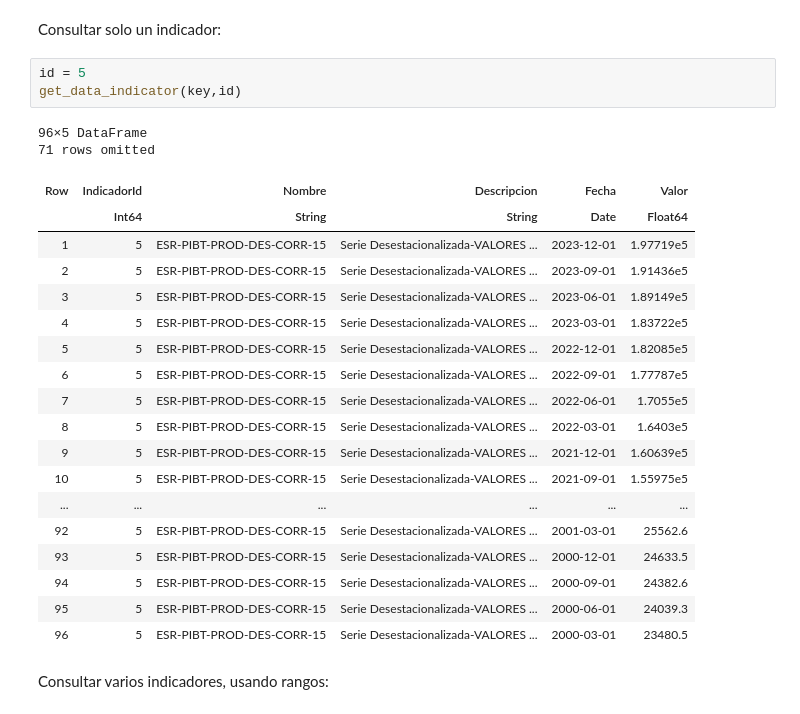
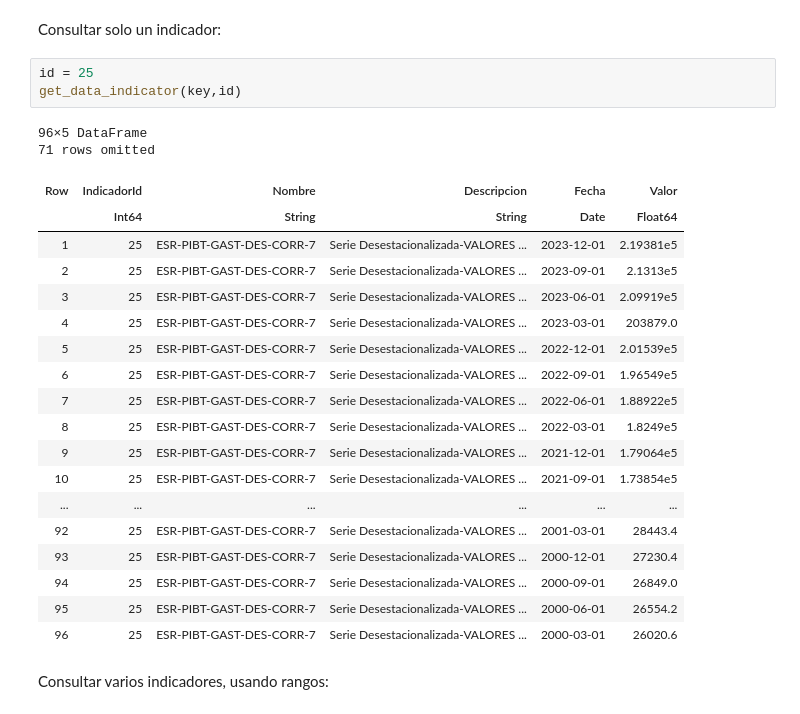
Before and after one commit to investigacioneconomicabch/BCH_Webpge, a Jupyter notebook: BCH_API_Julia.ipynb, the cells around one changed output. Cells and saved outputs as stored; diff of their text form.

```diff
--- a/BCH_API_Julia.ipynb
+++ b/BCH_API_Julia.ipynb
@@ -198,29 +198,29 @@ get_data_indicators (generic function with 1 method)
 # %% [markdown]
 Consultar solo un indicador:
 # %%
-id = 5
+id = 25
 get_data_indicator(key,id)
 # %% [output]
 96×5 DataFrame
 71 rows omitted
 | Row | IndicadorId | Nombre | Descripcion | Fecha | Valor |
 |  | Int64 | String | String | Date | Float64 |
-| 1 | 5 | ESR-PIBT-PROD-DES-CORR-15 | Serie Desestacionalizada-VALORES ... | 2023-12-01 | 1.97719e5 |
-| 2 | 5 | ESR-PIBT-PROD-DES-CORR-15 | Serie Desestacionalizada-VALORES ... | 2023-09-01 | 1.91436e5 |
-| 3 | 5 | ESR-PIBT-PROD-DES-CORR-15 | Serie Desestacionalizada-VALORES ... | 2023-06-01 | 1.89149e5 |
-| 4 | 5 | ESR-PIBT-PROD-DES-CORR-15 | Serie Desestacionalizada-VALORES ... | 2023-03-01 | 1.83722e5 |
-| 5 | 5 | ESR-PIBT-PROD-DES-CORR-15 | Serie Desestacionalizada-VALORES ... | 2022-12-01 | 1.82085e5 |
-| 6 | 5 | ESR-PIBT-PROD-DES-CORR-15 | Serie Desestacionalizada-VALORES ... | 2022-09-01 | 1.77787e5 |
-| 7 | 5 | ESR-PIBT-PROD-DES-CORR-15 | Serie Desestacionalizada-VALORES ... | 2022-06-01 | 1.7055e5 |
-| 8 | 5 | ESR-PIBT-PROD-DES-CORR-15 | Serie Desestacionalizada-VALORES ... | 2022-03-01 | 1.6403e5 |
-| 9 | 5 | ESR-PIBT-PROD-DES-CORR-15 | Serie Desestacionalizada-VALORES ... | 2021-12-01 | 1.60639e5 |
-| 10 | 5 | ESR-PIBT-PROD-DES-CORR-15 | Serie Desestacionalizada-VALORES ... | 2021-09-01 | 1.55975e5 |
+| 1 | 25 | ESR-PIBT-GAST-DES-CORR-7 | Serie Desestacionalizada-VALORES ... | 2023-12-01 | 2.19381e5 |
+| 2 | 25 | ESR-PIBT-GAST-DES-CORR-7 | Serie Desestacionalizada-VALORES ... | 2023-09-01 | 2.1313e5 |
+| 3 | 25 | ESR-PIBT-GAST-DES-CORR-7 | Serie Desestacionalizada-VALORES ... | 2023-06-01 | 2.09919e5 |
+| 4 | 25 | ESR-PIBT-GAST-DES-CORR-7 | Serie Desestacionalizada-VALORES ... | 2023-03-01 | 203879.0 |
+| 5 | 25 | ESR-PIBT-GAST-DES-CORR-7 | Serie Desestacionalizada-VALORES ... | 2022-12-01 | 2.01539e5 |
+| 6 | 25 | ESR-PIBT-GAST-DES-CORR-7 | Serie Desestacionalizada-VALORES ... | 2022-09-01 | 1.96549e5 |
+| 7 | 25 | ESR-PIBT-GAST-DES-CORR-7 | Serie Desestacionalizada-VALORES ... | 2022-06-01 | 1.88922e5 |
+| 8 | 25 | ESR-PIBT-GAST-DES-CORR-7 | Serie Desestacionalizada-VALORES ... | 2022-03-01 | 1.8249e5 |
+| 9 | 25 | ESR-PIBT-GAST-DES-CORR-7 | Serie Desestacionalizada-VALORES ... | 2021-12-01 | 1.79064e5 |
+| 10 | 25 | ESR-PIBT-GAST-DES-CORR-7 | Serie Desestacionalizada-VALORES ... | 2021-09-01 | 1.73854e5 |
 | ... | ... | ... | ... | ... | ... |
-| 92 | 5 | ESR-PIBT-PROD-DES-CORR-15 | Serie Desestacionalizada-VALORES ... | 2001-03-01 | 25562.6 |
-| 93 | 5 | ESR-PIBT-PROD-DES-CORR-15 | Serie Desestacionalizada-VALORES ... | 2000-12-01 | 24633.5 |
-| 94 | 5 | ESR-PIBT-PROD-DES-CORR-15 | Serie Desestacionalizada-VALORES ... | 2000-09-01 | 24382.6 |
-| 95 | 5 | ESR-PIBT-PROD-DES-CORR-15 | Serie Desestacionalizada-VALORES ... | 2000-06-01 | 24039.3 |
-| 96 | 5 | ESR-PIBT-PROD-DES-CORR-15 | Serie Desestacionalizada-VALORES ... | 2000-03-01 | 23480.5 |
+| 92 | 25 | ESR-PIBT-GAST-DES-CORR-7 | Serie Desestacionalizada-VALORES ... | 2001-03-01 | 28443.4 |
+| 93 | 25 | ESR-PIBT-GAST-DES-CORR-7 | Serie Desestacionalizada-VALORES ... | 2000-12-01 | 27230.4 |
+| 94 | 25 | ESR-PIBT-GAST-DES-CORR-7 | Serie Desestacionalizada-VALORES ... | 2000-09-01 | 26849.0 |
+| 95 | 25 | ESR-PIBT-GAST-DES-CORR-7 | Serie Desestacionalizada-VALORES ... | 2000-06-01 | 26554.2 |
+| 96 | 25 | ESR-PIBT-GAST-DES-CORR-7 | Serie Desestacionalizada-VALORES ... | 2000-03-01 | 26020.6 |
 # %% [markdown]
 Consultar varios indicadores, usando rangos:
 # %%
```
Also changed, not shown: parts of 8 cells of this notebook, 2 other files.
